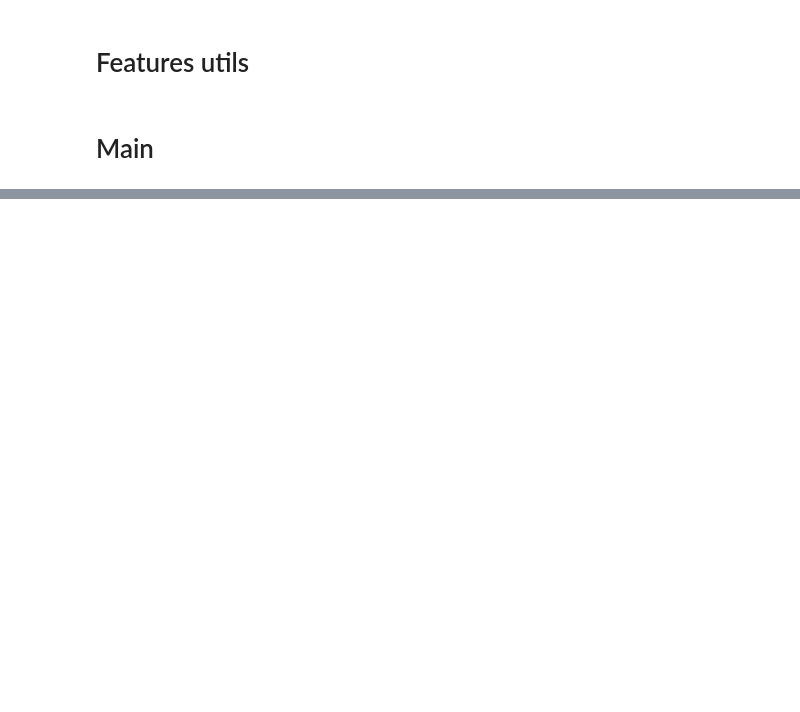
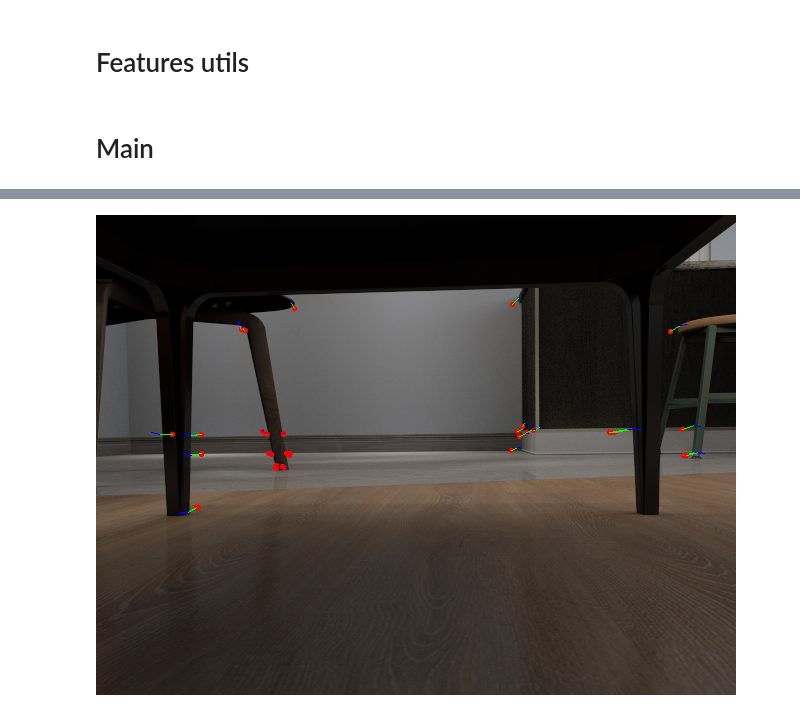
Before and after one commit to aditya-shriwastava/colab-notebooks, a Jupyter notebook: visual_odometry.ipynb, the cells around one changed output, grey strips where cells are left out. Saved outputs shown, nothing was run; the diff lists cells and outputs as text; code cells hidden in the pictures; blank space fills up the shorter version.

```diff
--- a/visual_odometry.ipynb
+++ b/visual_odometry.ipynb
@@ -287,3 +365,83 @@ def match_features2(des_tn1, des_t):
   return np.array([idx_tn1, idx_t]).T
 # %% [markdown]
 # Main
+# %%
+# img_tn2 = kitti_imgs[0]
+# img_tn1 = kitti_imgs[1]
+# img_t = kitti_imgs[2]
+# K = kitti_cam_calib
+
+img_tn2 = deer_robot_imgs[0]
+img_tn1 = deer_robot_imgs[10]
+img_t = deer_robot_imgs[15]
+K = deer_robot_cam_calib
+
+kps_tn2, des_tn2 = extract_features(img_tn2)
+kps_tn1, des_tn1 = extract_features(img_tn1)
+kps_t, des_t = extract_features(img_t)
+print(f"#kps_tn2: {len(kps_tn2)} #kps_tn1: {len(kps_tn1)} #kps_t: {len(kps_t)}")
+
+# From Image coordinate to Normalized homogeneous coordinate.
+normalize = lambda kps: np.column_stack((kps, np.ones(len(kps)))) @ np.linalg.inv(K).T
+kps_tn2_ = normalize(kps_tn2)
+kps_tn1_ = normalize(kps_tn1)
+kps_t_ = normalize(kps_t)
+
+matches_tn2_tn1 = match_features2(des_tn2, des_tn1)
+matches_tn1_t = match_features2(des_tn1, des_t)
+
+E_tn2_tn1, inliers_tn2_tn1 = ransac(
+  (kps_tn2_[matches_tn2_tn1[:,0]], kps_tn1_[matches_tn2_tn1[:,1]]),
+  EssentialMatrixTransform,
+  min_samples=8,
+  residual_threshold=1e-3,
+  max_trials=100
+)
+matches_tn2_tn1 = matches_tn2_tn1[inliers_tn2_tn1]
+
+E_tn1_t, inliers_tn1_t = ransac(
+  (kps_tn1_[matches_tn1_t[:,0]], kps_t_[matches_tn1_t[:,1]]),
+  EssentialMatrixTransform,
+  min_samples=8,
+  residual_threshold=1e-3,
+  max_trials=100
+)
+matches_tn1_t = matches_tn1_t[inliers_tn1_t]
+
+print(f"#matches_tn2_tn1: {len(matches_tn2_tn1)}")
+print(f"#matches_tn1_t: {len(matches_tn1_t)}")
+
+matches_tn2_tn1_t = []
+for i, kp in enumerate(matches_tn2_tn1[:,1]):
+  j, = np.where(matches_tn1_t[:,0] == np.array(kp))
+  assert len(j) in [0,1]
+  if len(j) == 1:
+    j = j[0]
+    assert matches_tn2_tn1[i,1] == matches_tn1_t[j,0]
+    matches_tn2_tn1_t.append([matches_tn2_tn1[i,0], matches_tn2_tn1[i,1], matches_tn1_t[j,1]])
+
+matches_tn2_tn1_t = np.array(matches_tn2_tn1_t)
+print(f"#matches_tn2_tn1_t: {len(matches_tn2_tn1_t)}")
+
+disp2(
+  img_tn1,
+  kps_tn2[matches_tn2_tn1_t[:,0]],
+  kps_tn1[matches_tn2_tn1_t[:,1]],
+  kps_t[matches_tn2_tn1_t[:,2]]
+)
+
+E_tn2_tn1
+E_tn1_t
+
+R_tn2_tn1, t_tn2_tn1 = essential_to_Rt(
+  E_tn2_tn1.params,
+  kps_tn2_[matches_tn2_tn1_t[0,0]],
+  kps_tn1_[matches_tn2_tn1_t[0,1]]
+)
+
+R_tn1_t, t_tn1_t = essential_to_Rt(
+  E_tn1_t.params,
+  kps_tn1_[matches_tn2_tn1_t[0,1]],
+  kps_t_[matches_tn2_tn1_t[0,2]]
+)
+# %% [output]
@@ -289,0 +452 @@ def match_features2(des_tn1, des_t):
+[figure, added]
```
Also changed, not shown: parts of 12 cells of this notebook.
